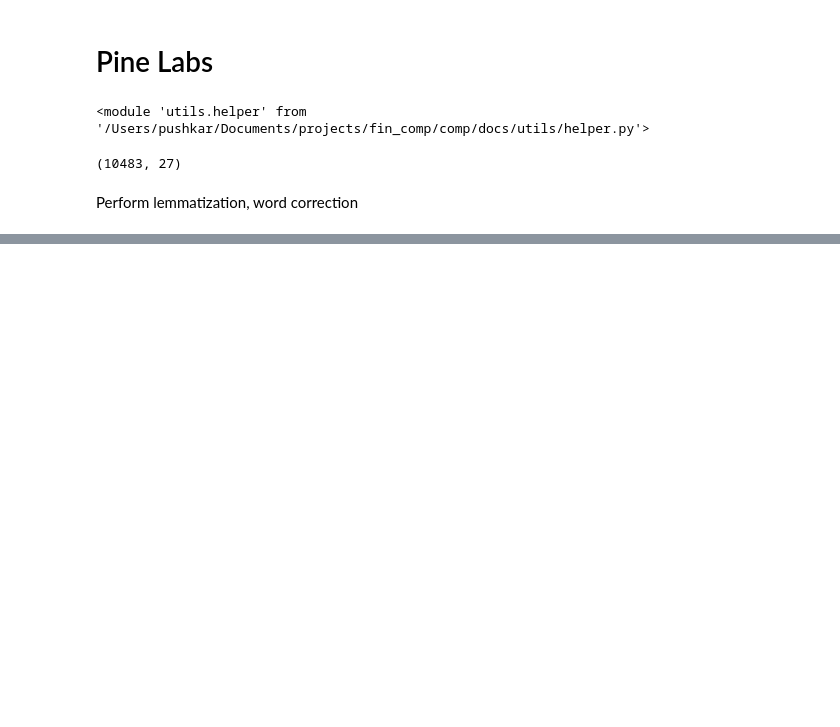
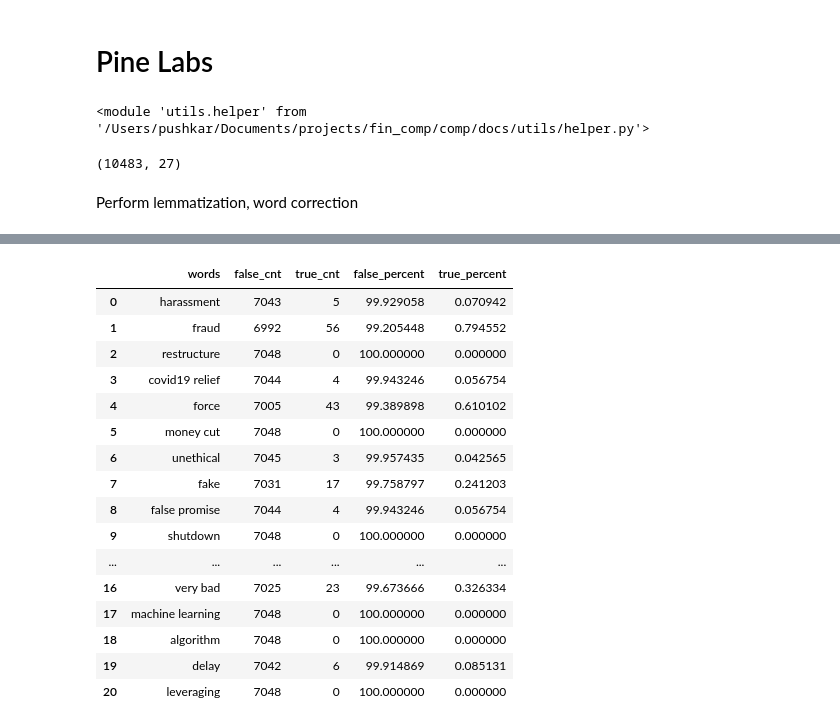
Before and after one commit to patilpushkarp/comp, a Jupyter notebook: _sources/docs/individual/fintech/distribution_pine_labs.ipynb, the cells around one changed output, grey strips where cells are left out. Cells and saved outputs as stored; diff of their text form; code cells hidden in the pictures; blank space fills up the shorter version.

```diff
--- a/_sources/docs/individual/fintech/distribution_pine_labs.ipynb
+++ b/_sources/docs/individual/fintech/distribution_pine_labs.ipynb
@@ -58,3 +78,23 @@ post_result.to_csv('./../../data/fintech/pine_labs/post_wd.csv', index=False)
+# %%
+post_result
+# %% [output]
+|  | words | false_cnt | true_cnt | false_percent | true_percent |
+| 0 | harassment | 7043 | 5 | 99.929058 | 0.070942 |
+| 1 | fraud | 6992 | 56 | 99.205448 | 0.794552 |
+| 2 | restructure | 7048 | 0 | 100.000000 | 0.000000 |
+| 3 | covid19 relief | 7044 | 4 | 99.943246 | 0.056754 |
+| 4 | force | 7005 | 43 | 99.389898 | 0.610102 |
+| 5 | money cut | 7048 | 0 | 100.000000 | 0.000000 |
+| 6 | unethical | 7045 | 3 | 99.957435 | 0.042565 |
+| 7 | fake | 7031 | 17 | 99.758797 | 0.241203 |
+| 8 | false promise | 7044 | 4 | 99.943246 | 0.056754 |
+| 9 | shutdown | 7048 | 0 | 100.000000 | 0.000000 |
+| ... | ... | ... | ... | ... | ... |
+| 16 | very bad | 7025 | 23 | 99.673666 | 0.326334 |
+| 17 | machine learning | 7048 | 0 | 100.000000 | 0.000000 |
+| 18 | algorithm | 7048 | 0 | 100.000000 | 0.000000 |
+| 19 | delay | 7042 | 6 | 99.914869 | 0.085131 |
+| 20 | leveraging | 7048 | 0 | 100.000000 | 0.000000 |
 # %%
 fig, axes = plt.subplots(1, 2, figsize=(20, 10))
 
```
Also changed, not shown: parts of 3 cells of this notebook, 55 other files.
